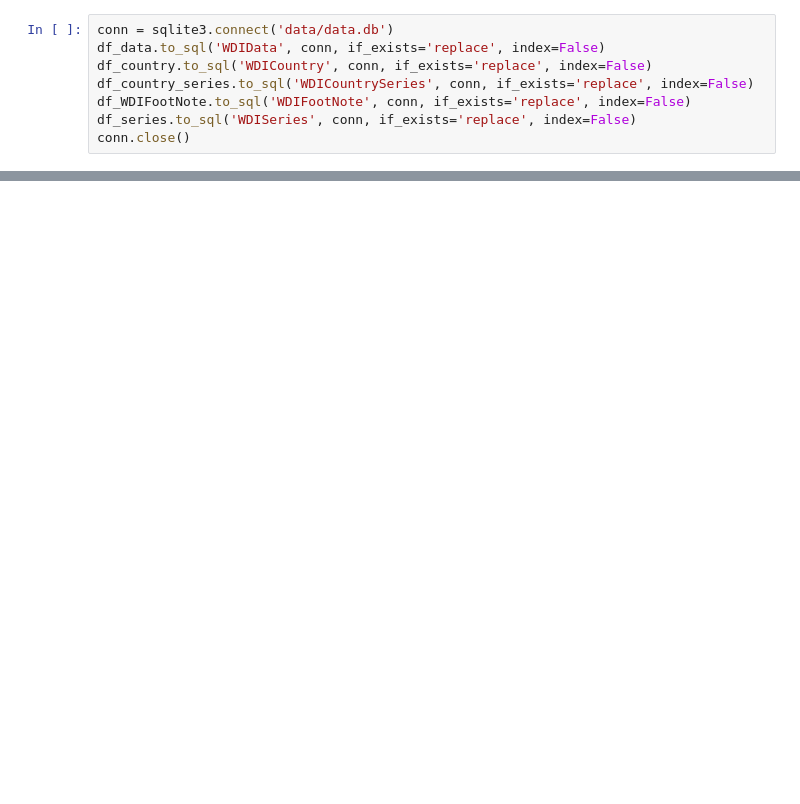
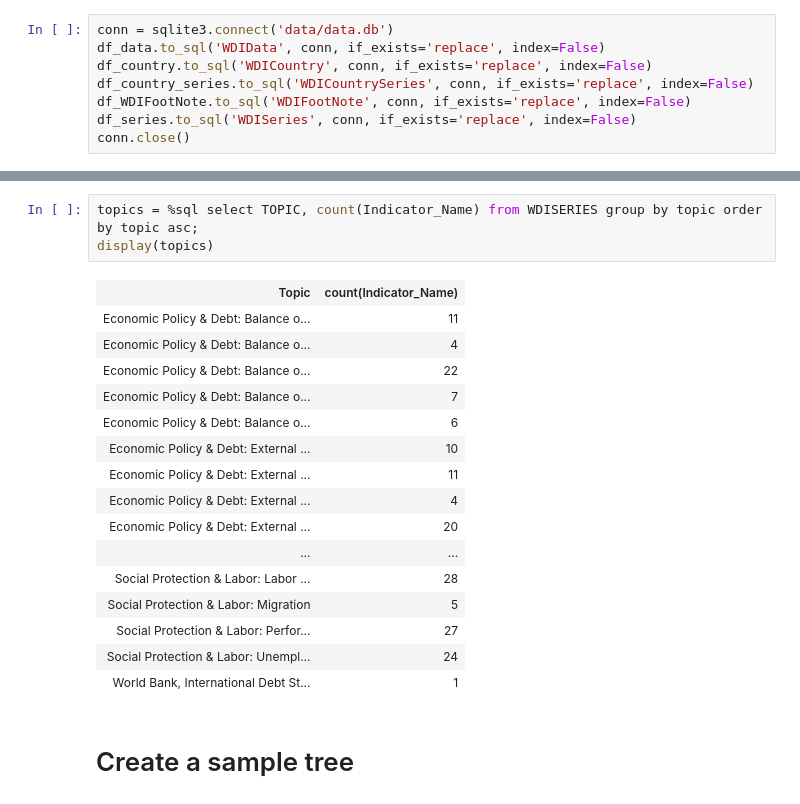
Before and after one commit to akshay-ap/INFOVIS-lab, a Jupyter notebook: assignment-06-project/backend/Data preprocessing.ipynb, the cells around one changed output, grey strips where cells are left out. Cells and saved outputs as stored; diff of their text form; blank space fills up the shorter version.

```diff
--- a/assignment-06-project/backend/Data preprocessing.ipynb
+++ b/assignment-06-project/backend/Data preprocessing.ipynb
@@ -185,0 +154,22 @@ with pd.option_context('display.max_rows', 10,
+# %%
+topics = %sql select TOPIC, count(Indicator_Name) from WDISERIES group by topic order by topic asc;
+display(topics)
+# %% [output]
+| Topic | count(Indicator_Name) |
+| Economic Policy & Debt: Balance o... | 11 |
+| Economic Policy & Debt: Balance o... | 4 |
+| Economic Policy & Debt: Balance o... | 22 |
+| Economic Policy & Debt: Balance o... | 7 |
+| Economic Policy & Debt: Balance o... | 6 |
+| Economic Policy & Debt: External ... | 10 |
+| Economic Policy & Debt: External ... | 11 |
+| Economic Policy & Debt: External ... | 4 |
+| Economic Policy & Debt: External ... | 20 |
+| ... | ... |
+| Social Protection & Labor: Labor ... | 28 |
+| Social Protection & Labor: Migration | 5 |
+| Social Protection & Labor: Perfor... | 27 |
+| Social Protection & Labor: Unempl... | 24 |
+| World Bank, International Debt St... | 1 |
+# %% [markdown]
+# Create a sample tree
```
Also changed, not shown: parts of 19 cells of this notebook, 5 other files.
